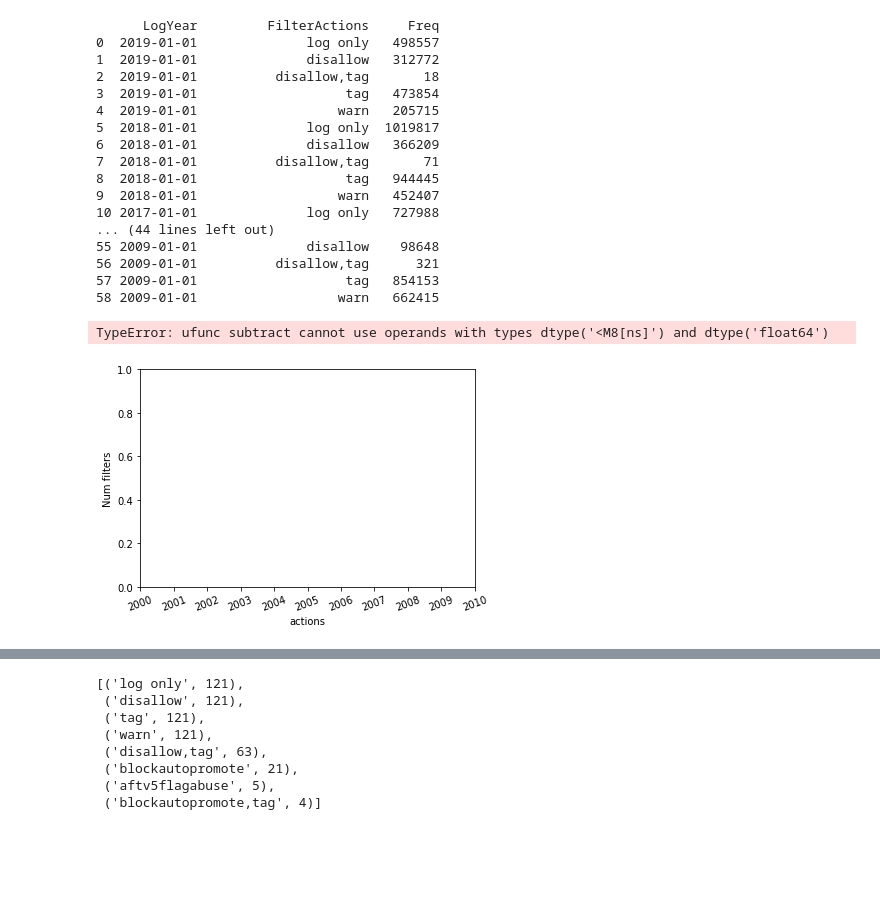
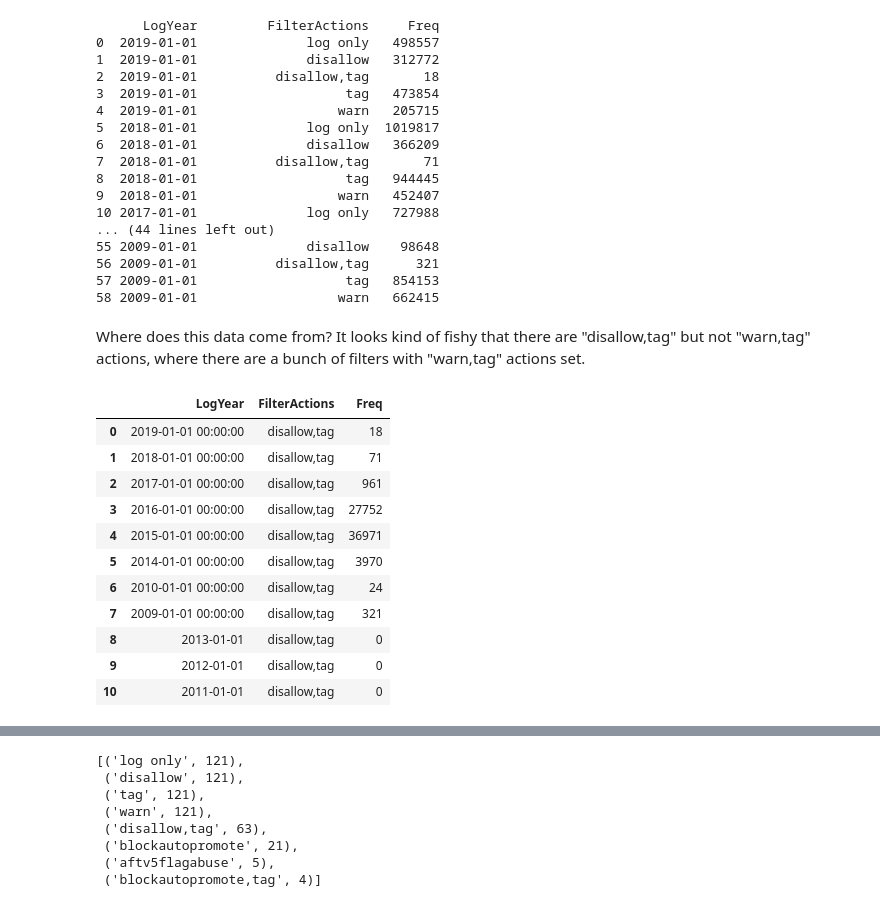
Before and after one commit to lusy/wikifilters, a Jupyter notebook: src/explore.ipynb, the cells around one changed output, grey strips where cells are left out. Saved outputs shown, nothing was run; the diff lists cells and outputs as text; code cells hidden in the pictures; blank space fills up the shorter version.

```diff
--- a/src/explore.ipynb
+++ b/src/explore.ipynb
@@ -614,16 +753,23 @@ with pd.option_context('display.max_rows', None, 'display.max_columns', None):
 56 2009-01-01          disallow,tag      321
 57 2009-01-01                   tag   854153
 58 2009-01-01                  warn   662415
-# %%
-#ap_actions_labels = [x[0] for x in active_public_actions]
-x_values = df_actions_year['LogYear']
-y_values = df_actions_year['Freq']
-
-plt.xlabel('actions')
-plt.xticks(rotation='20')
-plt.ylabel('Num filters')
-plt.bar(x_values, y_values)
-plt.show()
-# %% [output]
-TypeError: ufunc subtract cannot use operands with types dtype('<M8[ns]') and dtype('float64')
-[figure, removed]
+# %% [markdown]
+Where does this data come from? It looks kind of fishy that there are "disallow,tag" but not "warn,tag" actions, where there are a bunch of filters with "warn,tag" actions set.
+# %%
+#df_actions_year.fillna('log only')[df_actions_year ["FilterActions"]== "log only"]
+test = df_actions_year.fillna('log only').query('FilterActions=="disallow,tag"')
+df2 = pd.DataFrame([['2013-01-01', 'disallow,tag', 0], ['2012-01-01', 'disallow,tag', 0], ['2011-01-01', 'disallow,tag', 0]], columns=['LogYear', 'FilterActions', 'Freq'])
+test.append(df2, ignore_index=True)
+# %% [output]
+|  | LogYear | FilterActions | Freq |
+| 0 | 2019-01-01 00:00:00 | disallow,tag | 18 |
+| 1 | 2018-01-01 00:00:00 | disallow,tag | 71 |
+| 2 | 2017-01-01 00:00:00 | disallow,tag | 961 |
+| 3 | 2016-01-01 00:00:00 | disallow,tag | 27752 |
+| 4 | 2015-01-01 00:00:00 | disallow,tag | 36971 |
+| 5 | 2014-01-01 00:00:00 | disallow,tag | 3970 |
+| 6 | 2010-01-01 00:00:00 | disallow,tag | 24 |
+| 7 | 2009-01-01 00:00:00 | disallow,tag | 321 |
+| 8 | 2013-01-01 | disallow,tag | 0 |
+| 9 | 2012-01-01 | disallow,tag | 0 |
+| 10 | 2011-01-01 | disallow,tag | 0 |
```
Also changed, not shown: parts of 16 cells of this notebook.
